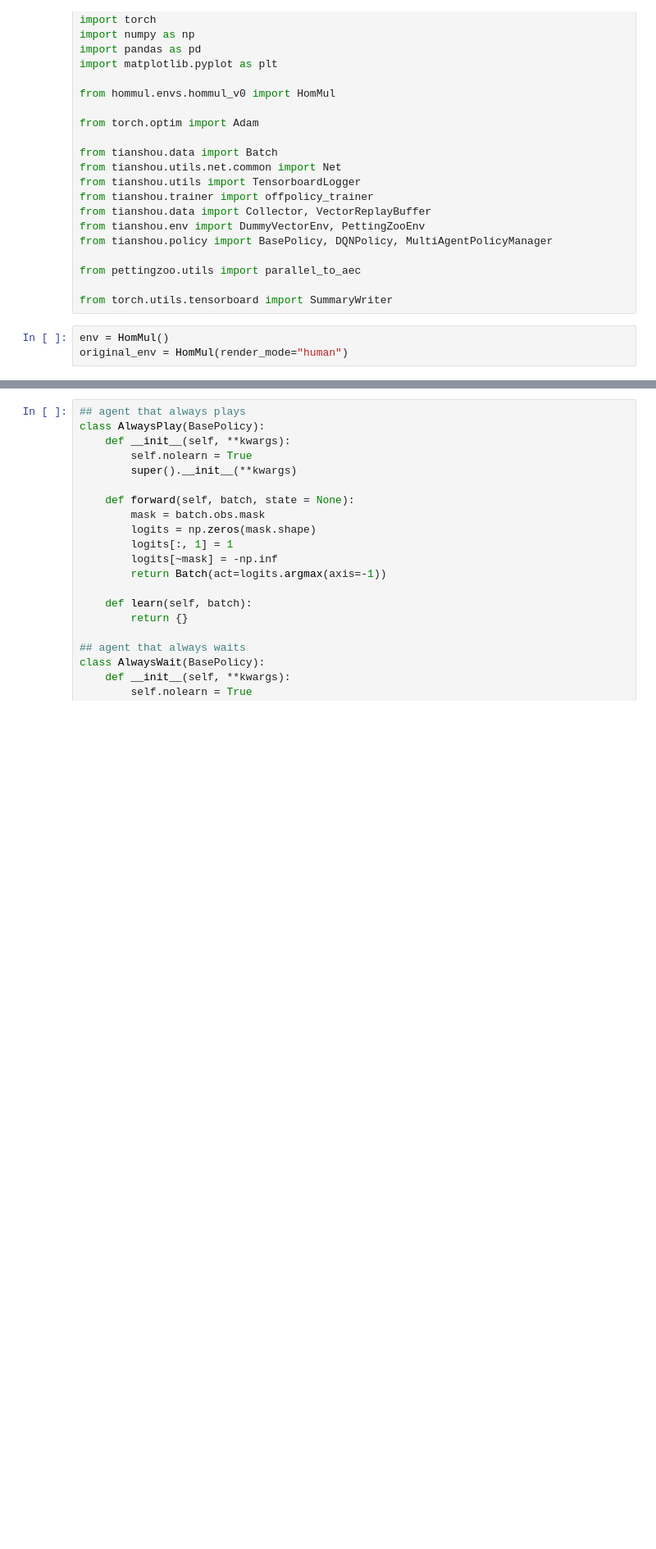
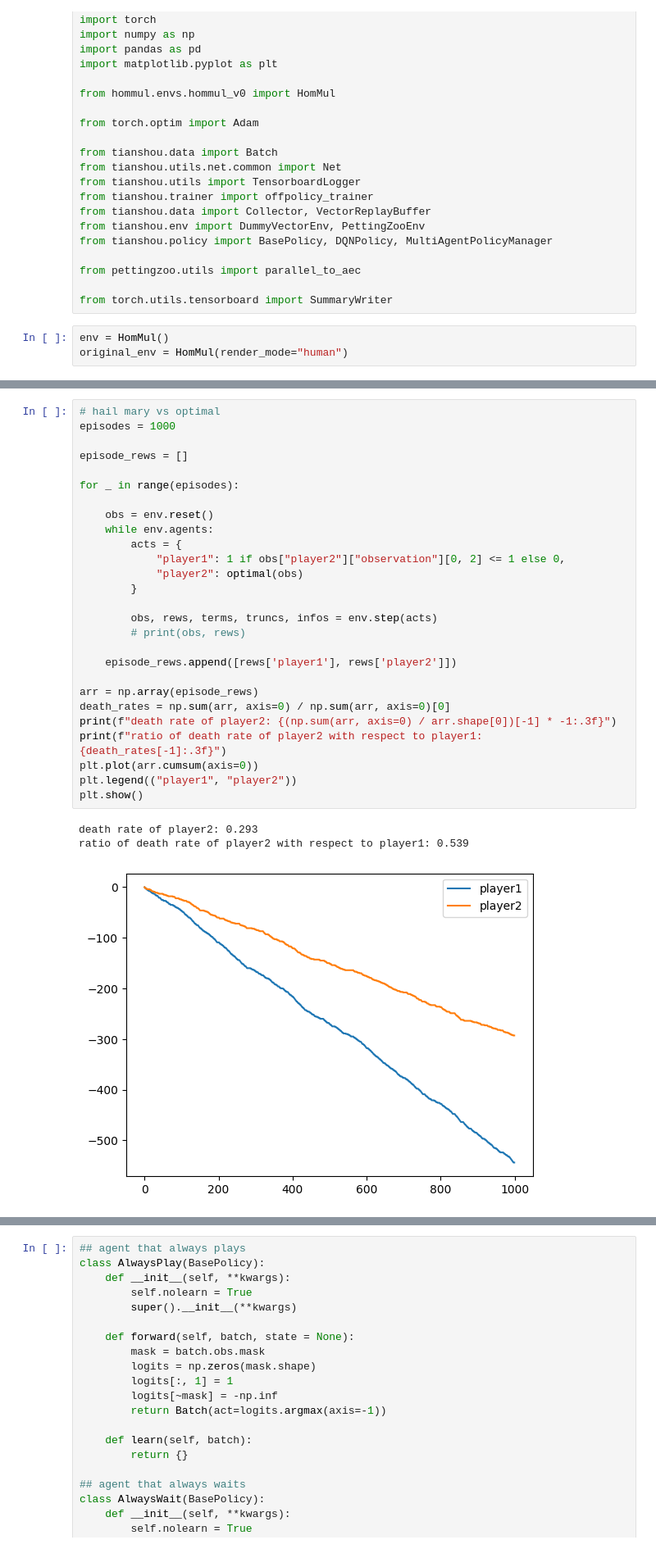
Before and after one commit to faizankshaikh/HomMul, a Jupyter notebook: experiments/trial1.ipynb, the cells around one changed output, grey strips where cells are left out. Shown: that part at 82% size. Saved outputs shown, nothing was run; the diff lists cells and outputs as text; blank space fills up the shorter version.

Commit message:
add optimal policy (p2)

```diff
--- a/experiments/trial1.ipynb
+++ b/experiments/trial1.ipynb
@@ -324,0 +340,31 @@ ratio of death rate of player2 with respect to player1: 0.455
+# %%
+# hail mary vs optimal
+episodes = 1000
+
+episode_rews = []
+
+for _ in range(episodes):
+
+    obs = env.reset()
+    while env.agents:
+        acts = {
+            "player1": 1 if obs["player2"]["observation"][0, 2] <= 1 else 0,
+            "player2": optimal(obs)
+        }
+
+        obs, rews, terms, truncs, infos = env.step(acts)
+        # print(obs, rews)
+
+    episode_rews.append([rews['player1'], rews['player2']])
+
+arr = np.array(episode_rews)
+death_rates = np.sum(arr, axis=0) / np.sum(arr, axis=0)[0]
+print(f"death rate of player2: {(np.sum(arr, axis=0) / arr.shape[0])[-1] * -1:.3f}")
+print(f"ratio of death rate of player2 with respect to player1: {death_rates[-1]:.3f}")
+plt.plot(arr.cumsum(axis=0))
+plt.legend(("player1", "player2"))
+plt.show()
+# %% [output]
+death rate of player2: 0.293
+ratio of death rate of player2 with respect to player1: 0.539
+[figure, added]
```
Also changed, not shown: parts of 18 cells of this notebook.
